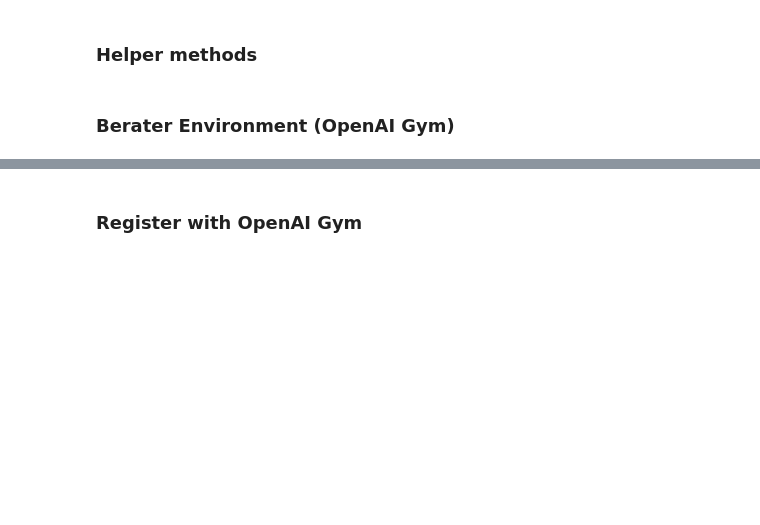
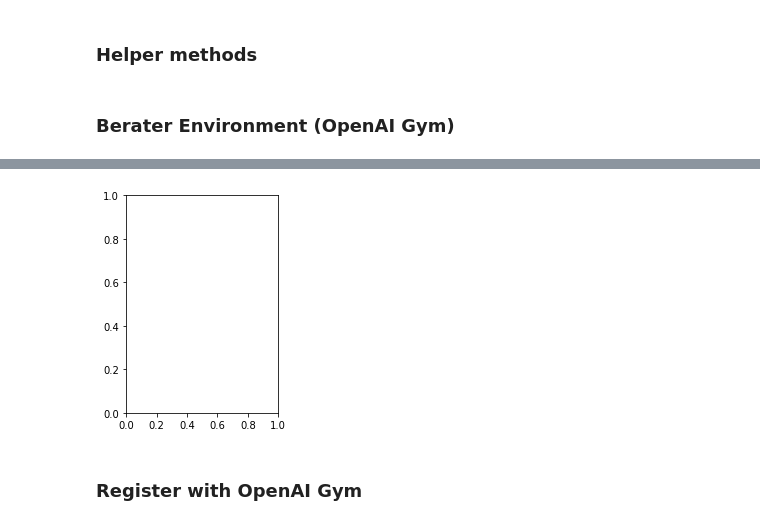
Before and after one commit to christianhidber/easyagents, a Jupyter notebook: jupyter_notebooks/easyagents_berater.ipynb, the cells around one changed output, grey strips where cells are left out. Saved outputs shown, nothing was run; the diff lists cells and outputs as text; code cells hidden in the pictures; blank space fills up the shorter version.

```diff
--- a/jupyter_notebooks/easyagents_berater.ipynb
+++ b/jupyter_notebooks/easyagents_berater.ipynb
@@ -240,3 +288,10 @@ class BeraterEnv(gym.Env):
+# %%
+import matplotlib.pyplot as plt
+
+plt.subplot(121)
+plt.show()
+# %% [output]
+[figure, added]
 # %% [markdown]
 ### Register with OpenAI Gym
 # %%
```
Also changed, not shown: parts of 12 cells of this notebook, 2 other files.
